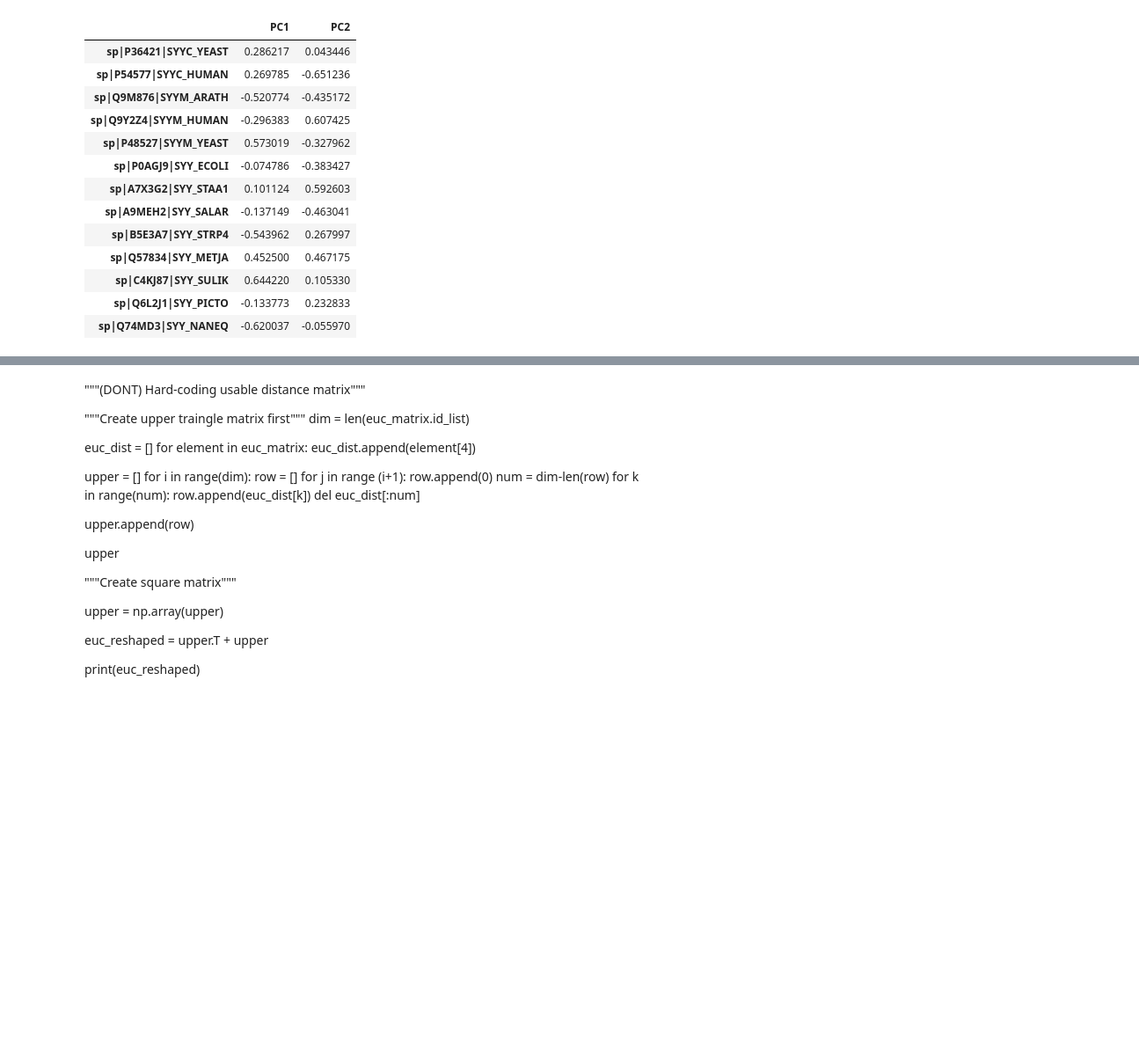
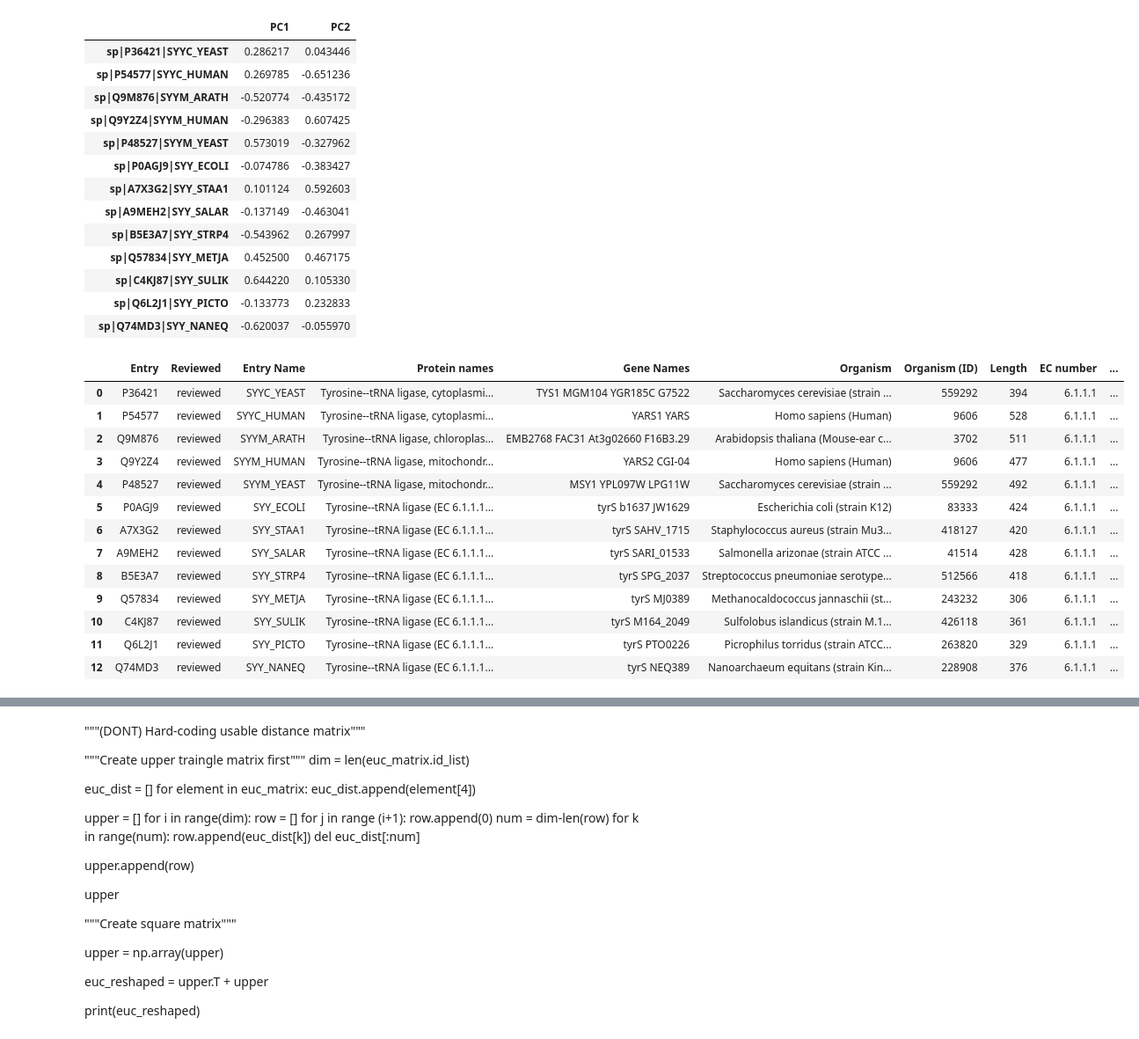
Before and after one commit to ymyf16/bioinfosummer, a Jupyter notebook: alfpy.ipynb, the cells around one changed output, grey strips where cells are left out. Shown: that part at 88% size. Cells and saved outputs as stored; diff of their text form; code cells hidden in the pictures; blank space fills up the shorter version.

```diff
--- a/alfpy.ipynb
+++ b/alfpy.ipynb
@@ -216,2 +200,24 @@ euc
 
 px.scatter(euc, x="PC1", y="PC2",hover_name=euc.index)
+# %%
+# Sort out proteins of different types
+
+# Read the tsv file via pandas
+uniprot = pd.read_csv("collection.tsv", sep="\t" )
+
+uniprot
+# %% [output]
+|  | Entry | Reviewed | Entry Name | Protein names | Gene Names | Organism | Organism (ID) | Length | EC number | ... |
+| 0 | P36421 | reviewed | SYYC_YEAST | Tyrosine--tRNA ligase, cytoplasmi... | TYS1 MGM104 YGR185C G7522 | Saccharomyces cerevisiae (strain ... | 559292 | 394 | 6.1.1.1 | ... |
+| 1 | P54577 | reviewed | SYYC_HUMAN | Tyrosine--tRNA ligase, cytoplasmi... | YARS1 YARS | Homo sapiens (Human) | 9606 | 528 | 6.1.1.1 | ... |
+| 2 | Q9M876 | reviewed | SYYM_ARATH | Tyrosine--tRNA ligase, chloroplas... | EMB2768 FAC31 At3g02660 F16B3.29 | Arabidopsis thaliana (Mouse-ear c... | 3702 | 511 | 6.1.1.1 | ... |
+| 3 | Q9Y2Z4 | reviewed | SYYM_HUMAN | Tyrosine--tRNA ligase, mitochondr... | YARS2 CGI-04 | Homo sapiens (Human) | 9606 | 477 | 6.1.1.1 | ... |
+| 4 | P48527 | reviewed | SYYM_YEAST | Tyrosine--tRNA ligase, mitochondr... | MSY1 YPL097W LPG11W | Saccharomyces cerevisiae (strain ... | 559292 | 492 | 6.1.1.1 | ... |
+| 5 | P0AGJ9 | reviewed | SYY_ECOLI | Tyrosine--tRNA ligase (EC 6.1.1.1... | tyrS b1637 JW1629 | Escherichia coli (strain K12) | 83333 | 424 | 6.1.1.1 | ... |
+| 6 | A7X3G2 | reviewed | SYY_STAA1 | Tyrosine--tRNA ligase (EC 6.1.1.1... | tyrS SAHV_1715 | Staphylococcus aureus (strain Mu3... | 418127 | 420 | 6.1.1.1 | ... |
+| 7 | A9MEH2 | reviewed | SYY_SALAR | Tyrosine--tRNA ligase (EC 6.1.1.1... | tyrS SARI_01533 | Salmonella arizonae (strain ATCC ... | 41514 | 428 | 6.1.1.1 | ... |
+| 8 | B5E3A7 | reviewed | SYY_STRP4 | Tyrosine--tRNA ligase (EC 6.1.1.1... | tyrS SPG_2037 | Streptococcus pneumoniae serotype... | 512566 | 418 | 6.1.1.1 | ... |
+| 9 | Q57834 | reviewed | SYY_METJA | Tyrosine--tRNA ligase (EC 6.1.1.1... | tyrS MJ0389 | Methanocaldococcus jannaschii (st... | 243232 | 306 | 6.1.1.1 | ... |
+| 10 | C4KJ87 | reviewed | SYY_SULIK | Tyrosine--tRNA ligase (EC 6.1.1.1... | tyrS M164_2049 | Sulfolobus islandicus (strain M.1... | 426118 | 361 | 6.1.1.1 | ... |
+| 11 | Q6L2J1 | reviewed | SYY_PICTO | Tyrosine--tRNA ligase (EC 6.1.1.1... | tyrS PTO0226 | Picrophilus torridus (strain ATCC... | 263820 | 329 | 6.1.1.1 | ... |
+| 12 | Q74MD3 | reviewed | SYY_NANEQ | Tyrosine--tRNA ligase (EC 6.1.1.1... | tyrS NEQ389 | Nanoarchaeum equitans (strain Kin... | 228908 | 376 | 6.1.1.1 | ... |
```
Also changed, not shown: parts of 6 cells of this notebook.
